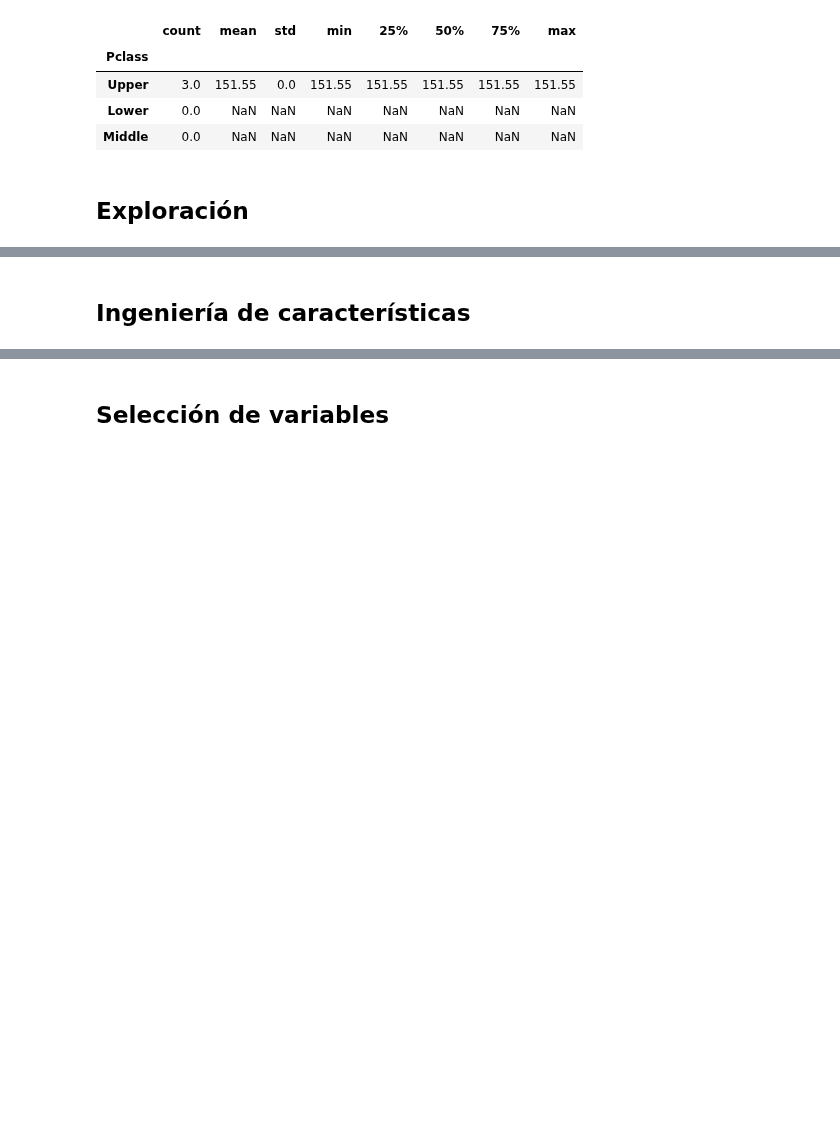
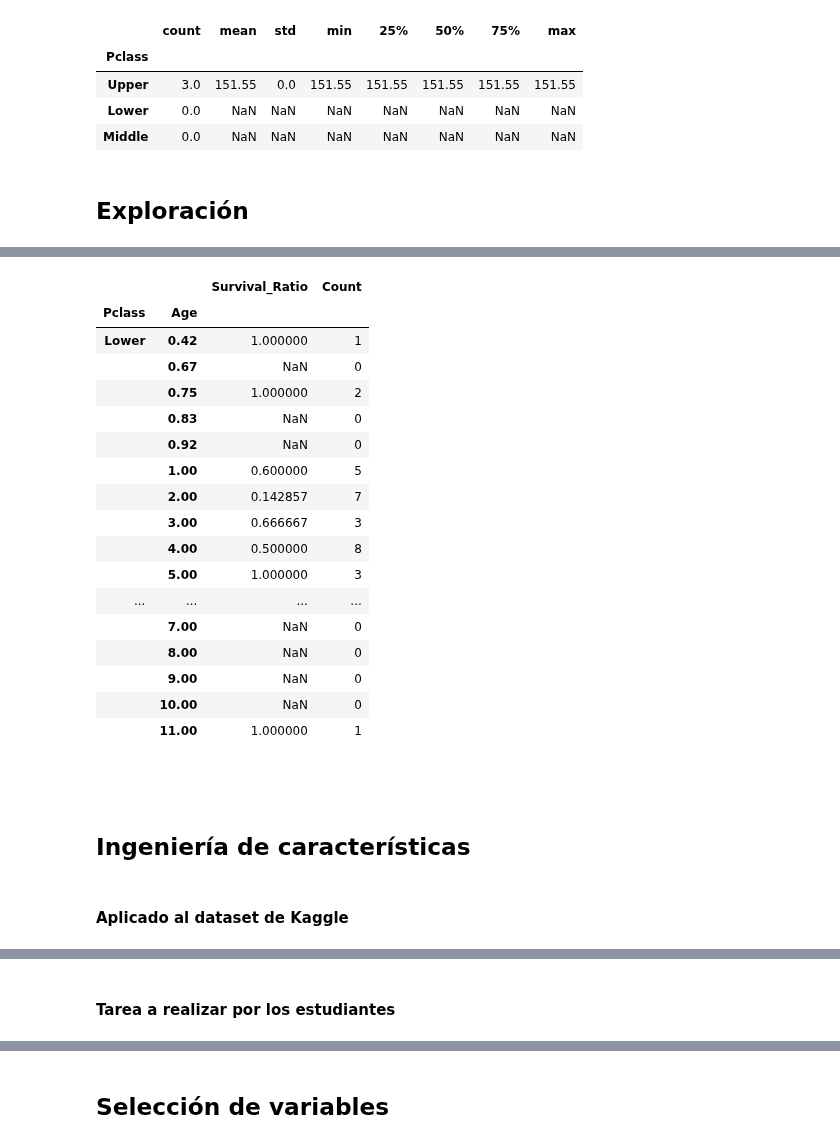
Before and after one commit to iair/mitic-data-science-team-1-septiembre-2024, a Jupyter notebook: mitic-data-science-team-1-septiembre-2024/advance-machine-learning/clases/clase 2 - ingenieria de caracteristicas.ipynb, the cells around one changed output, grey strips where cells are left out. Drawn from its saved outputs; the diff is of its cells as text; code cells hidden in the pictures; blank space fills up the shorter version.

```diff
--- a/mitic-data-science-team-1-septiembre-2024/advance-machine-learning/clases/clase 2 - ingenieria de caracteristicas.ipynb
+++ b/mitic-data-science-team-1-septiembre-2024/advance-machine-learning/clases/clase 2 - ingenieria de caracteristicas.ipynb
@@ -537,5 +598,36 @@ train[train.Cabin=='C22 C26'].groupby(['Pclass'])['Fare'].describe().sort_values
+# %%
+# Ensure your dataset has the columns 'Age' and 'Survived'
+# Calculate the survival ratio and count by age
+survival_by_age = train[train.Age<12].groupby(['Pclass','Age']).agg(
+    Survival_Ratio=('Survived', 'mean'),
+    Count=('Survived', 'size')
+)
+survival_by_age.head(100)
+# %% [output]
+|  |  | Survival_Ratio | Count |
+| Pclass | Age |  |  |
+| Lower | 0.42 | 1.000000 | 1 |
+|  | 0.67 | NaN | 0 |
+|  | 0.75 | 1.000000 | 2 |
+|  | 0.83 | NaN | 0 |
+|  | 0.92 | NaN | 0 |
+|  | 1.00 | 0.600000 | 5 |
+|  | 2.00 | 0.142857 | 7 |
+|  | 3.00 | 0.666667 | 3 |
+|  | 4.00 | 0.500000 | 8 |
+|  | 5.00 | 1.000000 | 3 |
+| ... | ... | ... | ... |
+|  | 7.00 | NaN | 0 |
+|  | 8.00 | NaN | 0 |
+|  | 9.00 | NaN | 0 |
+|  | 10.00 | NaN | 0 |
+|  | 11.00 | 1.000000 | 1 |
+# %% [markdown]
+####
 # %% [markdown]
 ## Ingeniería de características
+# %% [markdown]
+#### Aplicado al dataset de Kaggle
 # %%
 # Map Pclass (categorical) to ordinal values
 pclass_to_ordinal = {"Upper": 3, "Middle": 2, "Lower": 1}
@@ -562,3 +654,5 @@ train.head(3)
 | 0 | 1 | 0 | Lower | Braund, Mr. Owen Harris | 1 | 22.0 | 1 | 0 | A/5 21171 | 7.2500 | ... |
 | 1 | 2 | 1 | Upper | Cumings, Mrs. John Bradley (Flore... | 0 | 38.0 | 1 | 0 | PC 17599 | 71.2833 | ... |
 | 2 | 3 | 1 | Lower | Heikkinen, Miss. Laina | 0 | 26.0 | 0 | 0 | STON/O2. 3101282 | 7.9250 | ... |
+# %% [markdown]
+#### Tarea a realizar por los estudiantes
```
Also changed, not shown: parts of 28 cells of this notebook, 2 other files.
